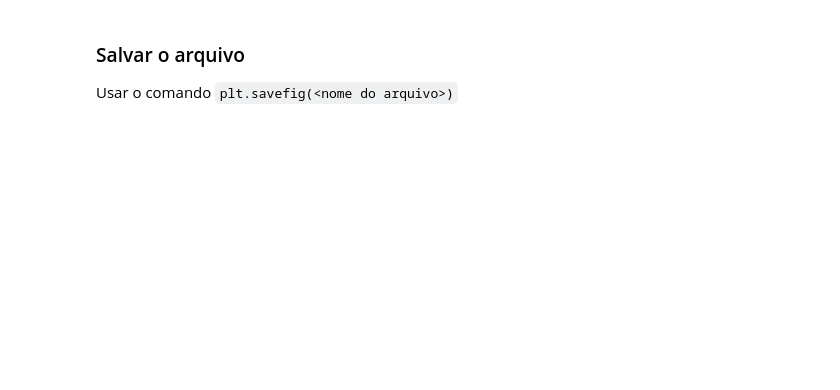
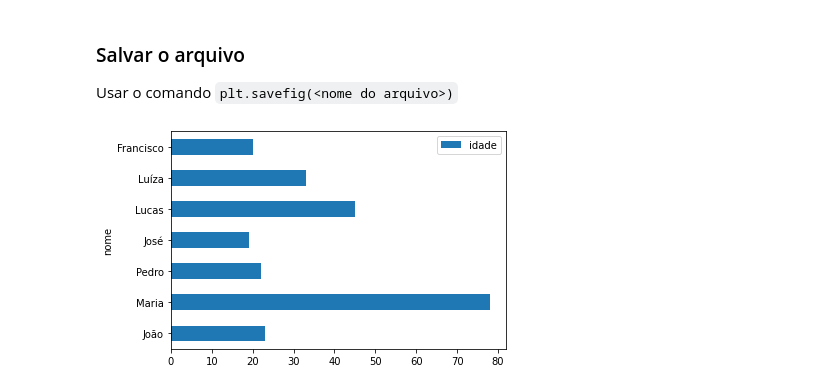
Before and after one commit to alfredojavier55/Exploratory_Analisys, a Jupyter notebook: tutorial_pandas.ipynb, the cells around one changed output. Saved outputs shown, nothing was run; the diff lists cells and outputs as text; code cells hidden in the pictures; blank space fills up the shorter version.

```diff
--- a/tutorial_pandas.ipynb
+++ b/tutorial_pandas.ipynb
@@ -555,6 +1069,11 @@ df.plot.pie(y='num_animais')
 ### Salvar o arquivo
 
 Usar o comando `plt.savefig(<nome do arquivo>)`
+# %%
+df.plot(kind='barh', x='nome', y='idade')
+plt.savefig('grafico2.png')
+# %% [output]
+[figure, added]
 # %%
 df.plot(kind='bar', x='nome', y='idade')
 plt.savefig('grafico.png')
```
Also changed, not shown: parts of 72 cells of this notebook.
